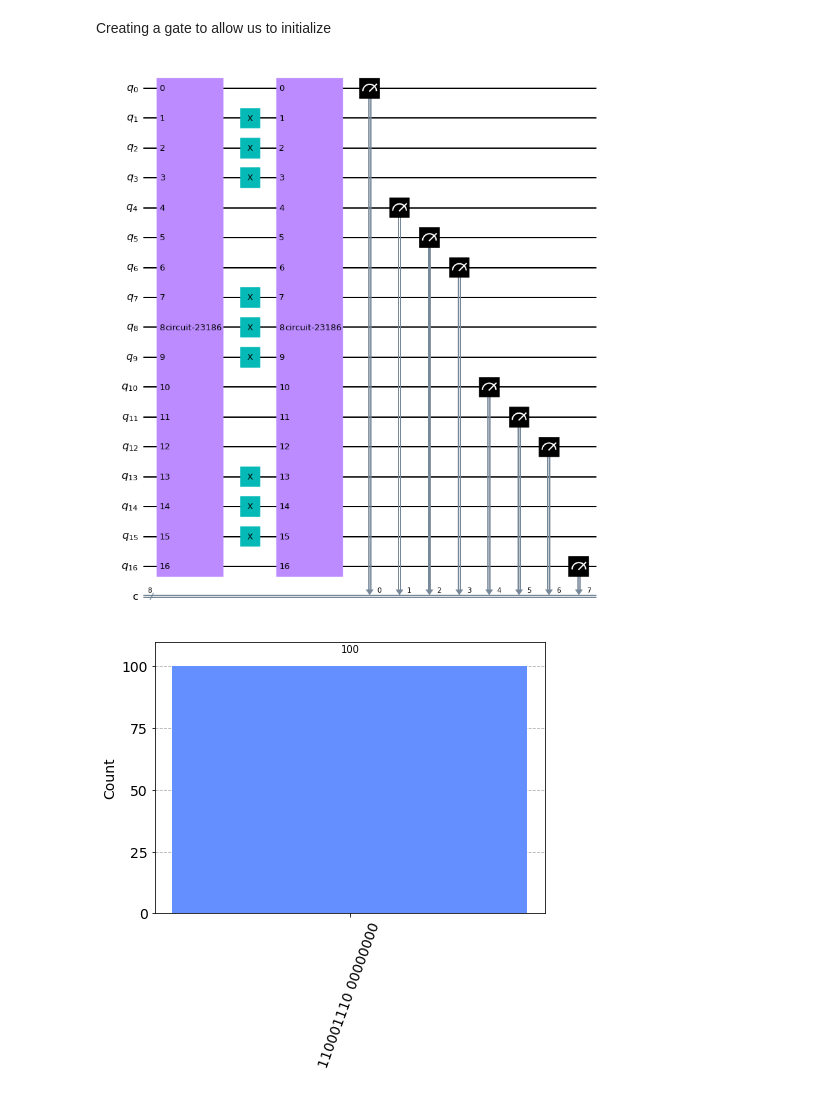
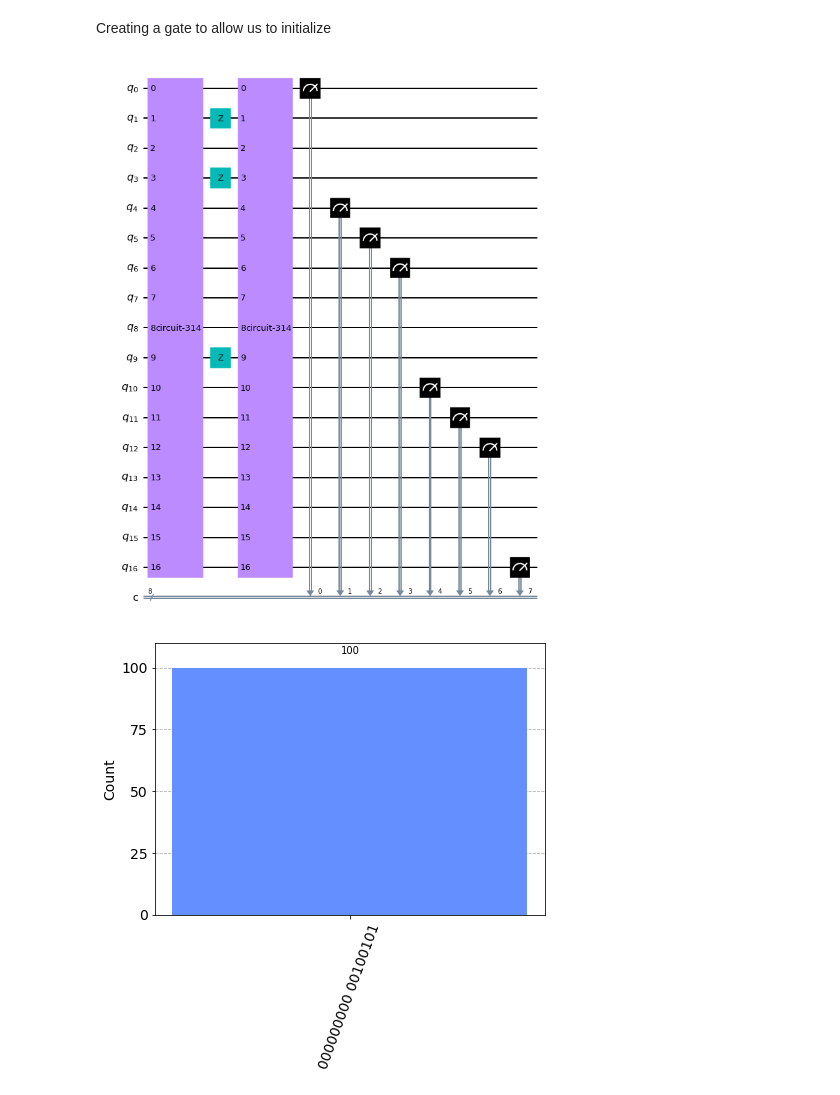
Before and after one commit to daschaich/QEC-Notebooks, a Jupyter notebook: 17 Qubit Surface Code.ipynb, the cells around one changed output. Cells and saved outputs as stored; diff of their text form; code cells hidden in the pictures.

```diff
--- a/17 Qubit Surface Code.ipynb
+++ b/17 Qubit Surface Code.ipynb
@@ -7,7 +7,7 @@ from qiskit import *
 from qiskit.visualization import plot_histogram
 from qiskit.tools.monitor import job_monitor
 
-sc = QuantumCircuit(17,8)
+sc = QuantumCircuit(17)
 round1 = [0,2,4,5,6,7,9,10,11,12,14,16]
 round2_m = [1,3,8,13,15]
 round2_p = [2,7,9,14]
@@ -79,8 +79,15 @@ for i in range(0,17):
     if i in final_rot:
         sc.ry(pi/2,i)
 
-for i in range(0,8):
-    sc.measure(meas_qubits[i],i)
+# for i in range(0,8):
+#     sc.measure(meas_qubits[i],i)
+
+# cr = ClassicalRegister(9)
+
+# sc.add_register(cr)
+# for i in range(9):
+#     if i not in meas_qubits:
+#         sc.measure(i,cr[i])
 
 sc.draw('mpl')
 # %% [output]
@@ -117,7 +135,6 @@ meas_qubits = [0,4,5,6,10,11,12,16]
 for i in range(0,17):
     if i in round1:
         sc.ry(-pi/2,i)
-
 
 #Firstround of  cz gates
 sc.cz(1,4)
@@ -166,58 +183,64 @@ sc.cz(0,2)
 sc.cz(5,7)
 sc.cz(6,8)
 sc.cz(10,13)
 sc.cz(11,14)
 sc.cz(12,15)
 
 
 #Final rotations
 for i in range(0,17):
     if i in final_rot:
         sc.ry(pi/2,i)
 
 
 my_gate = sc.to_gate() #create gate from surface code
 
 from qiskit_aer.noise import pauli_error
 meas_qubits = [0,4,5,6,10,11,12,16]
-
+data_qubits = [1, 2, 3, 7, 8, 9, 13, 14, 15]
 new_circ = QuantumCircuit(17,8)
 new_circ.append(my_gate,[0,1,2,3,4,5,6,7,8,9,10,11,12,13,14,15,16])
 
 
-# Construct a 1-qubit bit-flip error
-p_error = 0.05
-error = pauli_error([('X', p_error/2),('Z', p_error/2), ('I', 1 - p_error)])
+# # Construct a 1-qubit bit-flip error
+# p_error = 0.05
+# error = pauli_error([('X', p_error/2),('Z', p_error/2), ('I', 1 - p_error)])
 
 
-# Combine the circuit and the error channel
-for i in range(17):
-    if i not in meas_qubits:
-        new_circ.append(error, [i])
+# # Combine the circuit and the error channel
+# for i in range(17):
+#     if i not in meas_qubits:
+#         new_circ.append(error, [i])
+
+new_circ.z(9)
+new_circ.z(3)
+new_circ.z(1)
 
 new_circ.append(my_gate,[0,1,2,3,4,5,6,7,8,9,10,11,12,13,14,15,16])
 for i in range(0,8):
     new_circ.measure(meas_qubits[i],i)
 
 new_circ.draw('mpl')
 # %% [output]
-[figure, old version]
+[figure, new version]
 # %%
 # Create a classical register with 3 bits
 cr = ClassicalRegister(9)
 
 # Add the classical register to the quantum circuit
 new_circ.add_register(cr)
-for i in range(9):
-    if i not in meas_qubits:
-        new_circ.measure(i,cr[i])
+
+for i in range(0,9):
+    new_circ.measure(data_qubits[i],cr[i])
+
+
+simulator = Aer.get_backend('qasm_simulator')
 # Execute the circuit on the simulator
 result = execute(new_circ, simulator, shots = 100).result()
 
 # Get the counts from the result
 counts = result.get_counts()
 
-
 plot_histogram(counts)
 # %% [output]
-[figure, old version]
+[figure, new version]
```
Also changed, not shown: parts of 5 cells of this notebook.
